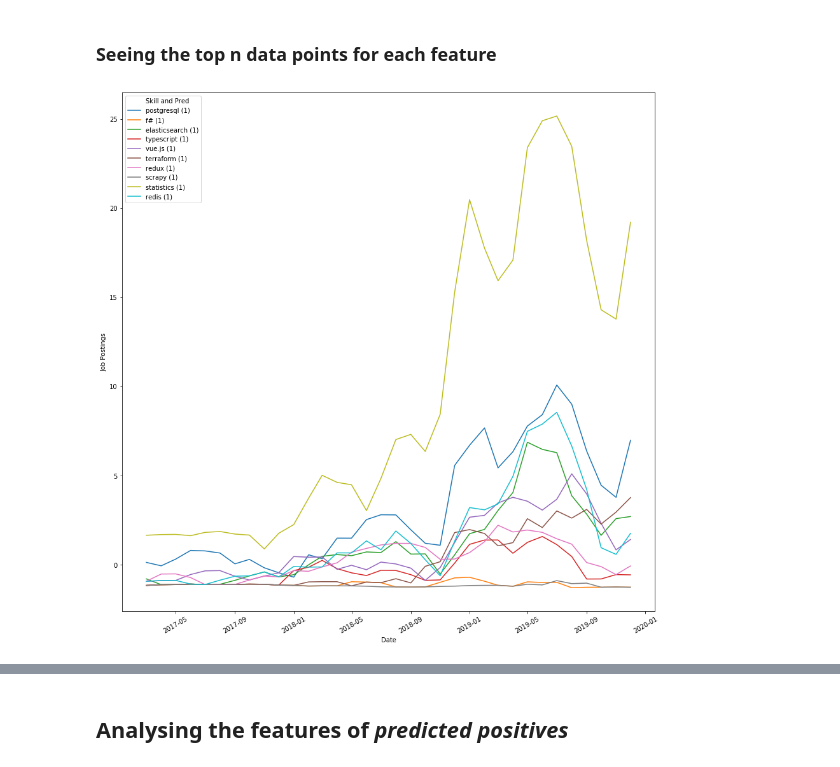
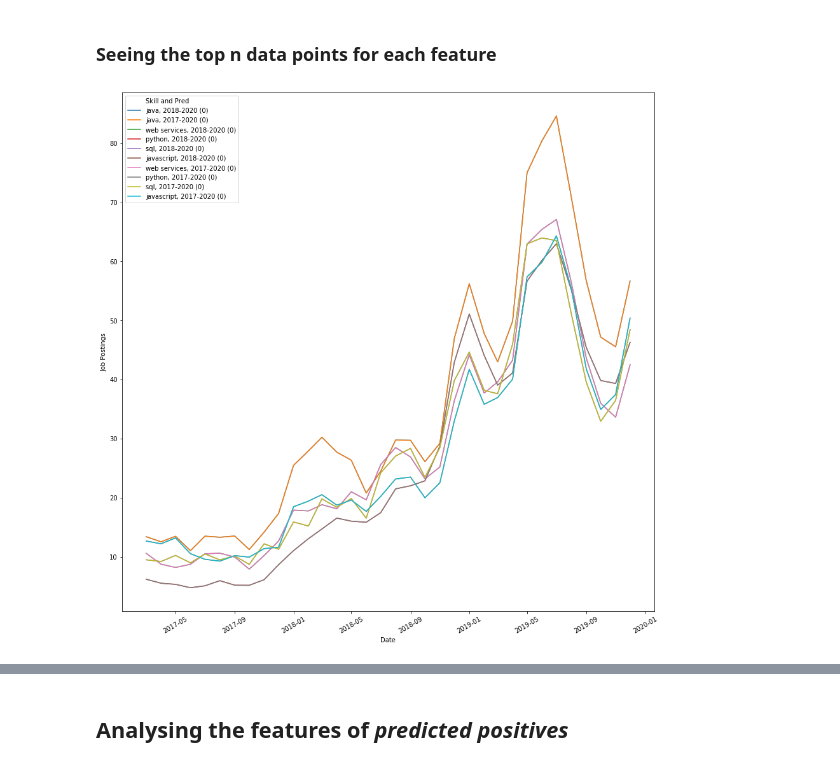
Before and after one commit to RamtinYazdanian/job_skill_trend_analysis, a Jupyter notebook: notebooks/emerging_skill_analysis.ipynb, the cells around one changed output, grey strips where cells are left out. Saved outputs shown, nothing was run; the diff lists cells and outputs as text; code cells hidden in the pictures.

Commit message:
add time period to skill viz

```diff
--- a/notebooks/emerging_skill_analysis.ipynb
+++ b/notebooks/emerging_skill_analysis.ipynb
@@ -298,14 +318,14 @@ majorities.loc[majorities.Skills.apply(lambda x: 'apache' in x)]
 
 params_to_use = {'tsfresh':{}, 'linreg_nointercept':{'degree': 2}}
 # %%
-# Run compute_total_poptype_mean with pop_type='log' (for the normalisation) on original ad df
-log_mean = compute_total_poptype_mean(skills_df, pop_type='log')
-# Run compile_all_feature_dfs with pop_type='log' on skills ad df
-log_features_df = compile_all_feature_dfs(skills_df, TIME_PERIODS, log_mean,
-                                          feature_types=['tsfresh', 'linreg_nointercept'],
-                                          pop_type='log', params=params_to_use)
-# Run skills_to_indices to generate indices.
+# # Run compute_total_poptype_mean with pop_type='log' (for the normalisation) on original ad df
+# log_mean = compute_total_poptype_mean(skills_df, pop_type='log')
+# # Run compile_all_feature_dfs with pop_type='log' on skills ad df
+# log_features_df = compile_all_feature_dfs(skills_df, TIME_PERIODS, log_mean,
+#                                           feature_types=['tsfresh', 'linreg_nointercept'],
+#                                           pop_type='log', params=params_to_use)
+# # Run skills_to_indices to generate indices.
 
-# Run create_train_test_split to create the training and test sets.
+# # Run create_train_test_split to create the training and test sets.
 
-# Run generate_cv_folds on the training data to get... cv folds.
+# # Run generate_cv_folds on the training data to get... cv folds.
@@ -403,6 +332,6 @@ freq                                                    1
 # %%
-with open('log_features_df_and_mean_corrected.pkl', 'wb') as f:
-    pickle.dump((log_features_df, log_mean), f)
+# with open('log_features_df_and_mean_corrected.pkl', 'wb') as f:
+#     pickle.dump((log_features_df, log_mean), f)
 # %%
-# with open('log_features_df_and_mean.pkl', 'rb') as f:
-#     log_features_df, log_mean = pickle.load(f)
+with open('log_features_df_and_mean_corrected.pkl', 'rb') as f:
+    log_features_df, log_mean = pickle.load(f)
@@ -891,39 +840,40 @@ with pd.option_context('display.max_rows', None, 'display.max_columns', None, 'd
 # %% [markdown]
 ### Seeing the top n data points for each feature
 # %%
-feature_number = 14
+feature_number = 0
 n_skills_to_get = 10
-preds_to_get = 'pos'
-pos_neg_or_both = 'both'
+preds_to_get = 'neg'
+pos_neg_or_both = 'pos'
 
 if preds_to_get == 'pos':
     preds_to_look_at = all_preds_x_values.loc[all_preds_x_values.pred == 1]
 elif preds_to_get == 'neg':
     preds_to_look_at = all_preds_x_values.loc[all_preds_x_values.pred == 0]
 else:
     preds_to_look_at = all_preds_x_values
 
 if pos_neg_or_both == 'pos':
     top_datapoints = (np.argsort(series_to_matrix(preds_to_look_at['tsfresh'])
                              [:, feature_number])[-n_skills_to_get:])[::-1].flatten()
 elif pos_neg_or_both == 'neg':
     top_datapoints = (np.argsort(-series_to_matrix(preds_to_look_at['tsfresh'])
                              [:, feature_number])[-n_skills_to_get:])[::-1].flatten()
 else:
     top_datapoints = (np.argsort(np.abs(series_to_matrix(preds_to_look_at['tsfresh'])
-                             [:, feature_number]))[-10:])[::-1].flatten()
-top_skills = preds_to_look_at.iloc[top_datapoints].Skill.values
+                             [:, feature_number]))[-n_skills_to_get:])[::-1].flatten()
+top_skills = preds_to_look_at.iloc[top_datapoints].common_key.values
 top_skill_labels = preds_to_look_at.iloc[top_datapoints].pred.values
 skill_to_label = {top_skills[i]: top_skill_labels[i] for i in range(len(top_skills))}
 multi_skill_df = multiple_skill_pop_profiles(skills_df, top_skills, 'log', time_period=TIME_PERIODS['2017-2020'],
                           normaliser=log_mean, smooth='movingavg')
-multi_skill_df['Skill and Pred'] = multi_skill_df['Skill'].apply(lambda x:
-                                                                 x + ' (' + str(int(skill_to_label[x])) + ')')
+multi_skill_df['Skill and Pred'] = multi_skill_df['common_key'].apply(lambda x:
+                                                                 x.replace('_', ', ') +
+                                                                      ' (' + str(int(skill_to_label[x])) + ')')
 ax = plt.figure(num=1, figsize=(15,15))
 sns.lineplot(x='Date', y='Job Postings', data=multi_skill_df, hue='Skill and Pred')
 # plt.hlines(one_skill_df['Job Postings'].mean(),
 #            TIME_PERIODS['2017-2020'][0], TIME_PERIODS['2017-2020'][1], colors=['blue'], linestyles='dashdot')
 plt.xticks(rotation=30)
 plt.show()
 # %% [output]
-[figure, old version]
+[figure, new version]
```
Also changed, not shown: parts of 32 cells of this notebook, 1 other file.
